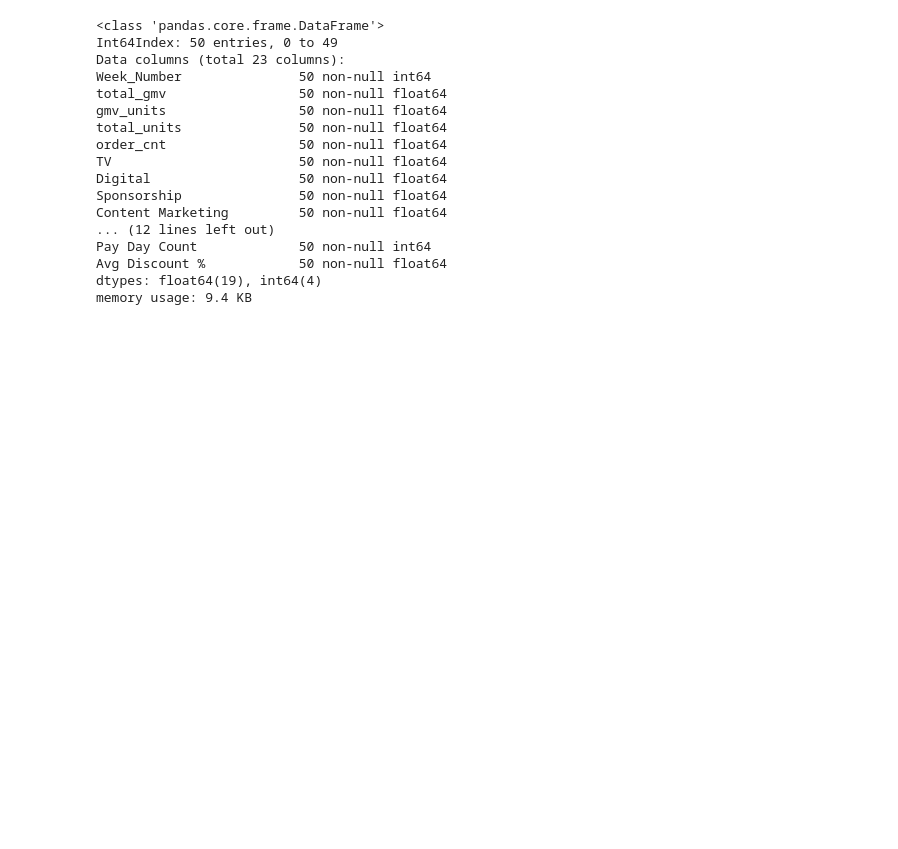
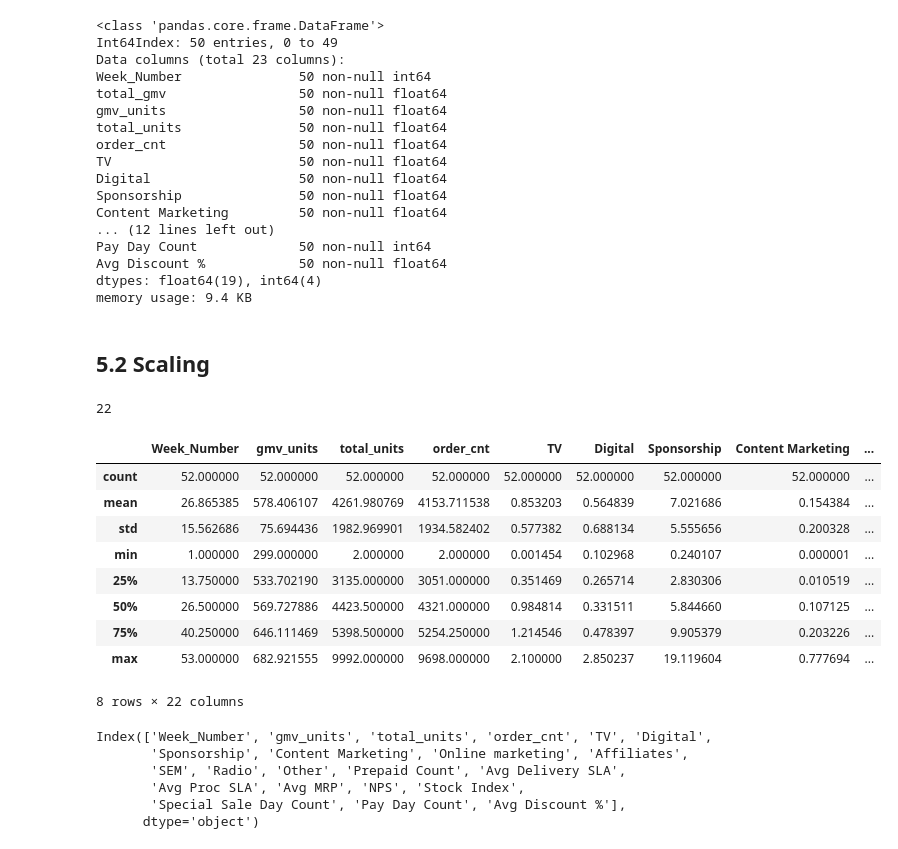
Before and after one commit to Nanditha-G-N/Machine-Learning-Case-Studies, a Jupyter notebook: ecommerce-capstone/ecommerce-assignment-Krishnan.ipynb, the cells around one changed output. Drawn from its saved outputs; the diff is of its cells as text; code cells hidden in the pictures; blank space fills up the shorter version.

```diff
--- a/ecommerce-capstone/ecommerce-assignment-Krishnan.ipynb
+++ b/ecommerce-capstone/ecommerce-assignment-Krishnan.ipynb
@@ -1855,3 +1854,44 @@ Pay Day Count             50 non-null int64
 Avg Discount %            50 non-null float64
 dtypes: float64(19), int64(4)
 memory usage: 9.4 KB
+# %% [markdown]
+## 5.2 Scaling
+# %%
+#Split into X and y
+
+#Product Sub-category - Computer Acccessory
+y_CA = all_features_CA_subcatg['total_gmv']
+X_CA = all_features_CA_subcatg.drop(['total_gmv'],axis=1)
+# %%
+X_CA.columns.size
+# %% [output]
+22
+# %%
+X_CA.describe()
+# %% [output]
+|  | Week_Number | gmv_units | total_units | order_cnt | TV | Digital | Sponsorship | Content Marketing | ... |
+| count | 52.000000 | 52.000000 | 52.000000 | 52.000000 | 52.000000 | 52.000000 | 52.000000 | 52.000000 | ... |
+| mean | 26.865385 | 578.406107 | 4261.980769 | 4153.711538 | 0.853203 | 0.564839 | 7.021686 | 0.154384 | ... |
+| std | 15.562686 | 75.694436 | 1982.969901 | 1934.582402 | 0.577382 | 0.688134 | 5.555656 | 0.200328 | ... |
+| min | 1.000000 | 299.000000 | 2.000000 | 2.000000 | 0.001454 | 0.102968 | 0.240107 | 0.000001 | ... |
+| 25% | 13.750000 | 533.702190 | 3135.000000 | 3051.000000 | 0.351469 | 0.265714 | 2.830306 | 0.010519 | ... |
+| 50% | 26.500000 | 569.727886 | 4423.500000 | 4321.000000 | 0.984814 | 0.331511 | 5.844660 | 0.107125 | ... |
+| 75% | 40.250000 | 646.111469 | 5398.500000 | 5254.250000 | 1.214546 | 0.478397 | 9.905379 | 0.203226 | ... |
+| max | 53.000000 | 682.921555 | 9992.000000 | 9698.000000 | 2.100000 | 2.850237 | 19.119604 | 0.777694 | ... |
+8 rows × 22 columns
+# %%
+#Scaling the features
+from sklearn.preprocessing import scale
+
+# storing column names in cols, since column names are lost after scaling
+cols = X_CA.columns
+X_CA = pd.DataFrame(scale(X_CA))
+X_CA.columns = cols
+X_CA.columns
+# %% [output]
+Index(['Week_Number', 'gmv_units', 'total_units', 'order_cnt', 'TV', 'Digital',
+       'Sponsorship', 'Content Marketing', 'Online marketing', 'Affiliates',
+       'SEM', 'Radio', 'Other', 'Prepaid Count', 'Avg Delivery SLA',
+       'Avg Proc SLA', 'Avg MRP', 'NPS', 'Stock Index',
+       'Special Sale Day Count', 'Pay Day Count', 'Avg Discount %'],
+      dtype='object')
```
Also changed, not shown: parts of 41 cells of this notebook.
